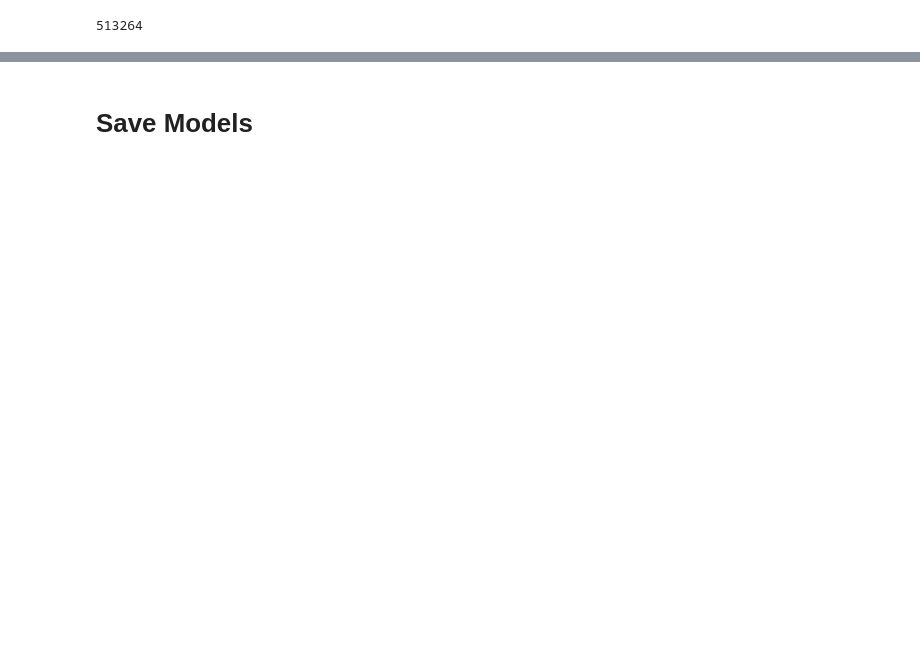
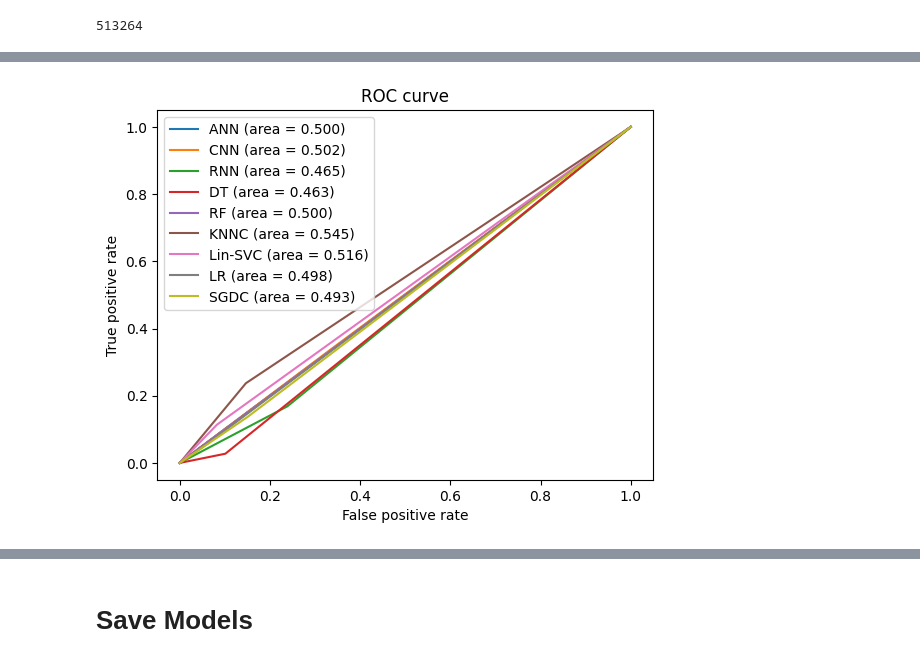
Before and after one commit to artiV4/Network-Attack-Detection, a Jupyter notebook: networkAttackClassification.ipynb, the cells around one changed output, grey strips where cells are left out. Saved outputs shown, nothing was run; the diff lists cells and outputs as text; code cells hidden in the pictures; blank space fills up the shorter version.

```diff
--- a/networkAttackClassification.ipynb
+++ b/networkAttackClassification.ipynb
@@ -434,6 +481,8 @@ def showResults(test, pred,model_name, encrypted=False):
     output += f"\n===== {model_name} =====\n"
     if not encrypted:
         output+=classification_report(test, pred, target_names=ATTACKS)
+    else:
+        output+=classification_report(test, pred, target_names=["Attack", "Benign"])
     accuracy = accuracy_score(test, pred)
     precision=precision_score(test, pred, average='weighted')
     f1Score=f1_score(test, pred, average='weighted')
@@ -445,11 +494,10 @@ def showResults(test, pred,model_name, encrypted=False):
     cm=confusion_matrix(test, pred)
     output+=str(cm)
 
-    if encrypted:
-        joblib.dump(output, f"outputs/{model_name}-encrypted.txt", protocol=1)
-    else:
+    if not encrypted:
         joblib.dump(output, f"outputs/{model_name}.txt", protocol=1)
-
+    # else:
+        # joblib.dump(output, f"outputs/{model_name}-encrypted.txt", protocol=1)
     print(output)
 # %%
 def getRecall(model):
@@ -1333,0 +1716,17 @@ f1Score : 0.41242049648260953
+# %%
+from sklearn.metrics import auc
+plt.figure(1)
+plt.plot([0, 1], [0, 1], 'k--')
+for i in range(len(names)):
+    roc_auc = auc(fprs[i], tprs[i])
+    plt.plot(fprs[i], tprs[i], label=f'{names[i]} (area = {roc_auc:.3f})')
+
+
+plt.xlabel('False positive rate')
+plt.ylabel('True positive rate')
+plt.title('ROC curve')
+plt.legend(loc='best')
+plt.savefig(fname='outputs/PerFlowROCEncrypted.png')
+plt.show()
+# %% [output]
+[figure, added]
```
Also changed, not shown: parts of 17 cells of this notebook, 10 other files.
